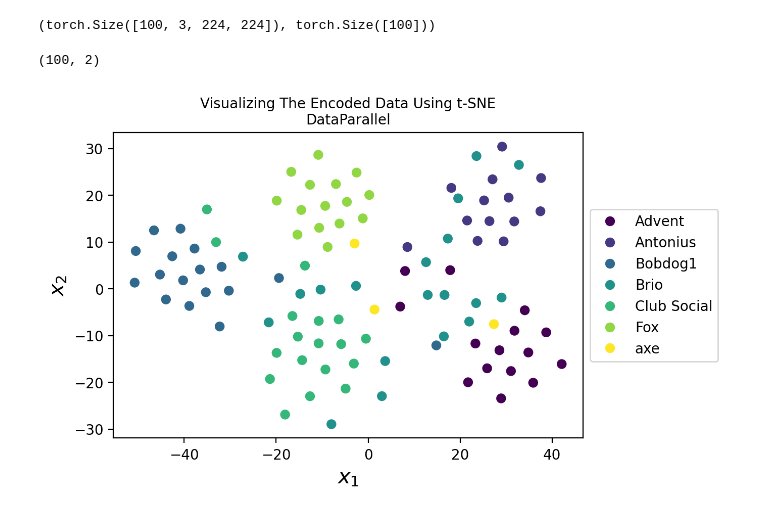
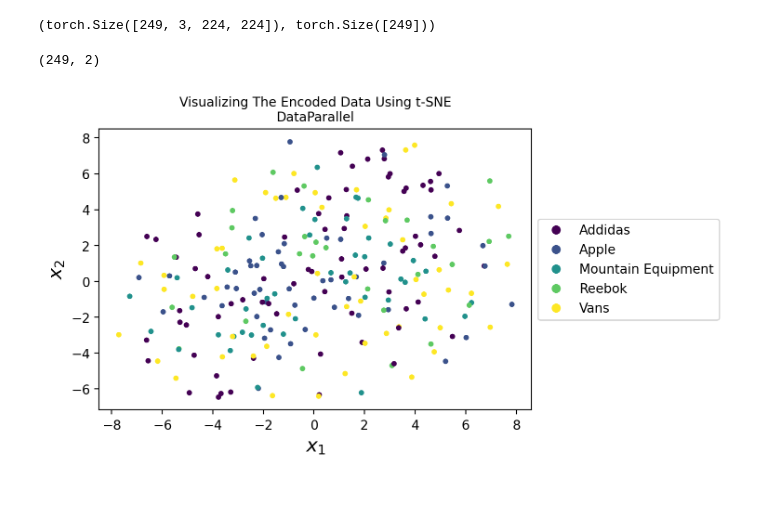
Before and after one commit to badrmarani/conv-siamese-nn, a Jupyter notebook: notebooks/tsne_visualization.ipynb, the cells around one changed output. Cells and saved outputs as stored; diff of their text form; code cells hidden in the pictures.

```diff
--- a/notebooks/tsne_visualization.ipynb
+++ b/notebooks/tsne_visualization.ipynb
@@ -15,7 +17,10 @@ from sklearn.manifold import TSNE
 # %%
 device = torch.device("cuda" if torch.cuda.is_available() else "cpu")
 # device = torch.device("cpu")
-checkpoint = torch.load("../checkpoints/checkpoint_500.pkl", map_location=device)
+
+epoch = 700
+
+checkpoint = torch.load(f"../checkpoints/checkpoint_{epoch}.pkl", map_location=device)
 model = DummyNet()
 model = torch.nn.DataParallel(model)
 model = model.to(device)
@@ -27,15 +57,16 @@ tr = transforms.Compose(
     [transforms.ToTensor(), transforms.Resize((224, 224))]
 )
 dataset = ImageFolder(
-    root="../dataset/",
+    root="../dataset2/",
     transform=tr,
+    loader=lambda path: pil_loader(path)
 )
 
-loader = DataLoader(dataset, batch_size=100, shuffle=True)
+loader = DataLoader(dataset, batch_size=len(dataset), shuffle=True)
 images, labels = next(iter(loader))
 images.size(), labels.size()
 # %% [output]
-(torch.Size([100, 3, 224, 224]), torch.Size([100]))
+(torch.Size([249, 3, 224, 224]), torch.Size([249]))
 # %%
 images = images.to(device)
 embedded_images = model(images)
@@ -64,22 +95,22 @@ tsne = TSNE(
 embedded_images = tsne.fit_transform(embedded_images)
 embedded_images.shape
 # %% [output]
-(100, 2)
+(249, 2)
 # %%
 num_epochs = 500
 plt.figure(dpi=200)
 # plt.scatter(label_new_im[0, 0], label_new_im[0, 1], color="red")
-scatter = plt.scatter(embedded_images[:, 0], embedded_images[:, 1], c=labels)
+scatter = plt.scatter(embedded_images[:, 0], embedded_images[:, 1], c=labels, s=10)
 handles, _ = scatter.legend_elements(prop="colors")
 plt.legend(handles, dataset.classes, loc='center left', bbox_to_anchor=(1, 0.5))
 plt.title(
     "Visualizing The Encoded Data Using t-SNE\n{}".format(
         model.__class__.__name__
     ),
     fontsize=10,
 )
 plt.xlabel("$x_1$", fontsize=15)
 plt.ylabel("$x_2$", fontsize=15)
-plt.savefig("tsne_vis_{}_{}.jpg".format(model.__class__.__name__, num_epochs))
+plt.savefig("tsne_vis_{}_{}.jpg".format(model.__class__.__name__, epoch))
 # %% [output]
-[figure, old version]
+[figure, new version]
```
Also changed, not shown: parts of 4 cells of this notebook, 5 other files.
